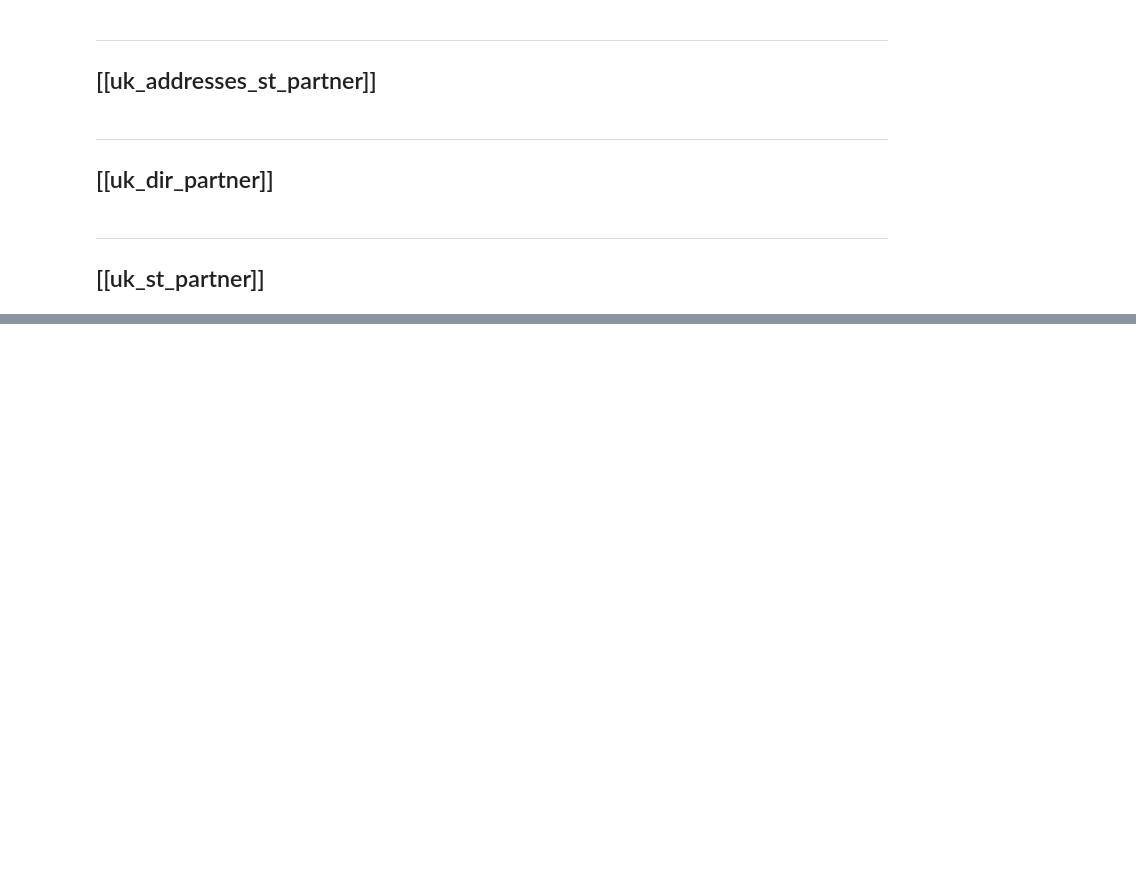
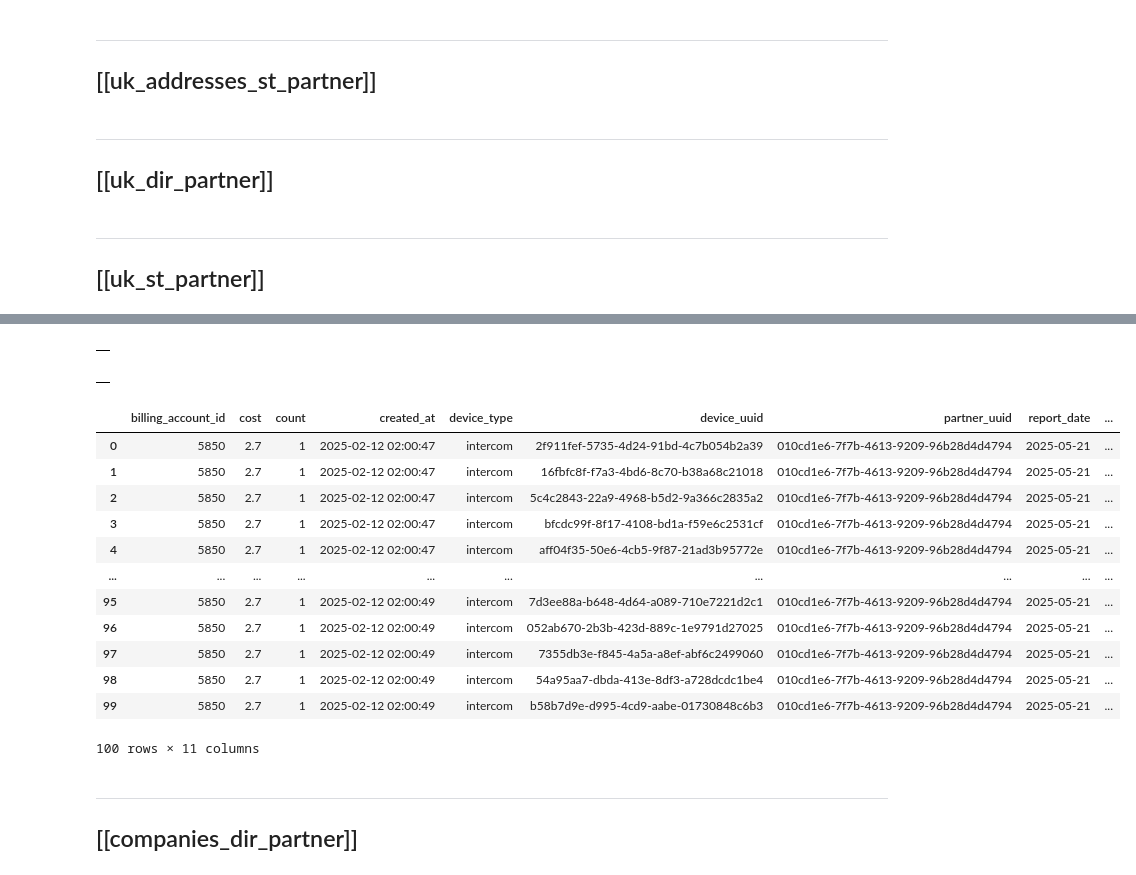
Before and after one commit to sputnik-systems/analytics, a Jupyter notebook: Clickhouse/adding_tables.ipynb, the cells around one changed output, grey strips where cells are left out. Drawn from its saved outputs; the diff is of its cells as text; code cells hidden in the pictures; blank space fills up the shorter version.

```diff
--- a/Clickhouse/adding_tables.ipynb
+++ b/Clickhouse/adding_tables.ipynb
@@ -275,0 +1329,62 @@ ch.query_run(query_text)
+# %%
+query_text = """--sql
+    CREATE TABLE db1.billing_orders_devices_st_partner_ch
+    (
+        `billing_account_id` Int64,
+        `cost` Float64,
+        `count` Int64,
+        `created_at` DateTime,
+        `device_type` String,
+        `device_uuid` String,
+        `partner_uuid` String,
+        `report_date` Date,
+        `service` String,
+        `state` String,
+        `total` Float64
+    )
+    ENGINE = MergeTree()
+    ORDER BY partner_uuid
+    """
+
+ch.query_run(query_text)
+# %% [output]
+|  |
+# %%
+query_text = """--sql
+    CREATE MATERIALIZED VIEW db1.billing_orders_devices_st_partner_mv
+    REFRESH EVERY 1 DAY OFFSET 3 HOUR RANDOMIZE FOR 1 HOUR TO db1.billing_orders_devices_st_partner_ch AS
+    SELECT
+        *
+    FROM db1.billing_orders_devices_st_partner
+    """
+
+ch.query_run(query_text)
+# %% [output]
+|  |
+# %%
+query_text = """SELECT
+    *
+FROM db1.billing_orders_devices_st_partner_ch
+limit 100
+
+"""
+
+ch.query_run(query_text)
+# %% [output]
+|  | billing_account_id | cost | count | created_at | device_type | device_uuid | partner_uuid | report_date | ... |
+| 0 | 5850 | 2.7 | 1 | 2025-02-12 02:00:47 | intercom | 2f911fef-5735-4d24-91bd-4c7b054b2a39 | 010cd1e6-7f7b-4613-9209-96b28d4d4794 | 2025-05-21 | ... |
+| 1 | 5850 | 2.7 | 1 | 2025-02-12 02:00:47 | intercom | 16fbfc8f-f7a3-4bd6-8c70-b38a68c21018 | 010cd1e6-7f7b-4613-9209-96b28d4d4794 | 2025-05-21 | ... |
+| 2 | 5850 | 2.7 | 1 | 2025-02-12 02:00:47 | intercom | 5c4c2843-22a9-4968-b5d2-9a366c2835a2 | 010cd1e6-7f7b-4613-9209-96b28d4d4794 | 2025-05-21 | ... |
+| 3 | 5850 | 2.7 | 1 | 2025-02-12 02:00:47 | intercom | bfcdc99f-8f17-4108-bd1a-f59e6c2531cf | 010cd1e6-7f7b-4613-9209-96b28d4d4794 | 2025-05-21 | ... |
+| 4 | 5850 | 2.7 | 1 | 2025-02-12 02:00:47 | intercom | aff04f35-50e6-4cb5-9f87-21ad3b95772e | 010cd1e6-7f7b-4613-9209-96b28d4d4794 | 2025-05-21 | ... |
+| ... | ... | ... | ... | ... | ... | ... | ... | ... | ... |
+| 95 | 5850 | 2.7 | 1 | 2025-02-12 02:00:49 | intercom | 7d3ee88a-b648-4d64-a089-710e7221d2c1 | 010cd1e6-7f7b-4613-9209-96b28d4d4794 | 2025-05-21 | ... |
+| 96 | 5850 | 2.7 | 1 | 2025-02-12 02:00:49 | intercom | 052ab670-2b3b-423d-889c-1e9791d27025 | 010cd1e6-7f7b-4613-9209-96b28d4d4794 | 2025-05-21 | ... |
+| 97 | 5850 | 2.7 | 1 | 2025-02-12 02:00:49 | intercom | 7355db3e-f845-4a5a-a8ef-abf6c2499060 | 010cd1e6-7f7b-4613-9209-96b28d4d4794 | 2025-05-21 | ... |
+| 98 | 5850 | 2.7 | 1 | 2025-02-12 02:00:49 | intercom | 54a95aa7-dbda-413e-8df3-a728dcdc1be4 | 010cd1e6-7f7b-4613-9209-96b28d4d4794 | 2025-05-21 | ... |
+| 99 | 5850 | 2.7 | 1 | 2025-02-12 02:00:49 | intercom | b58b7d9e-d995-4cd9-aabe-01730848c6b3 | 010cd1e6-7f7b-4613-9209-96b28d4d4794 | 2025-05-21 | ... |
+100 rows × 11 columns
+# %% [markdown]
+___
+
+## [[companies_dir_partner]]
```
Also changed, not shown: parts of 140 cells of this notebook, 13 other files.
